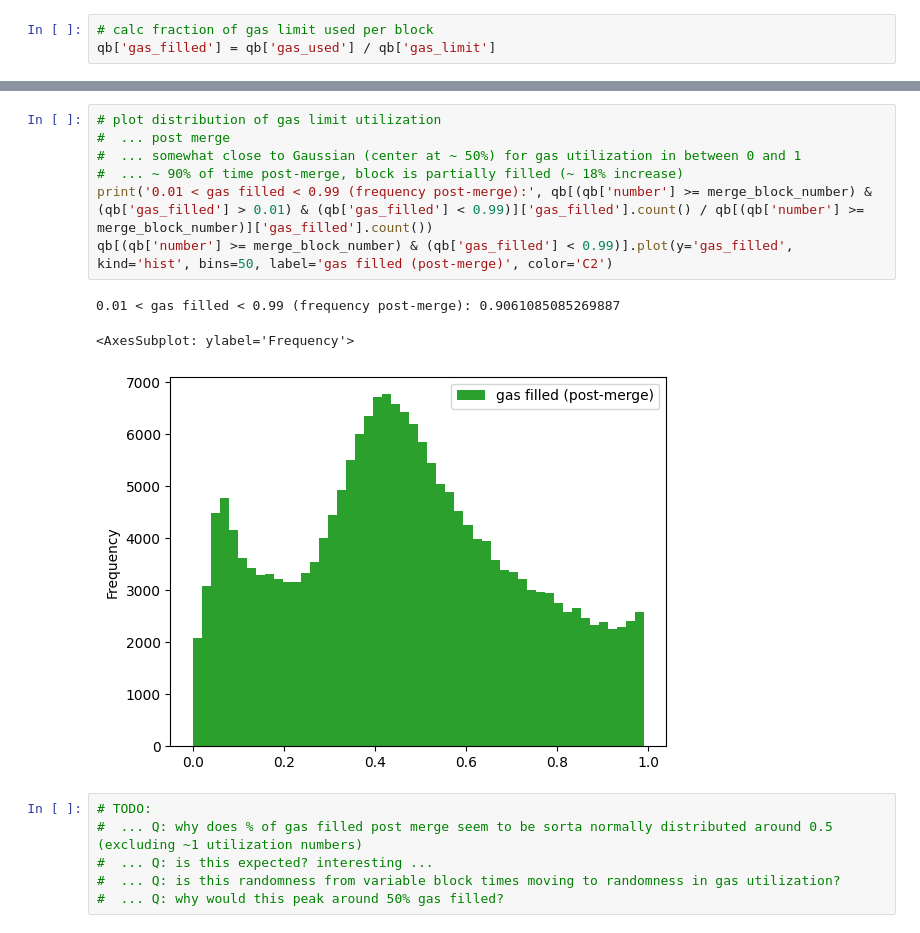
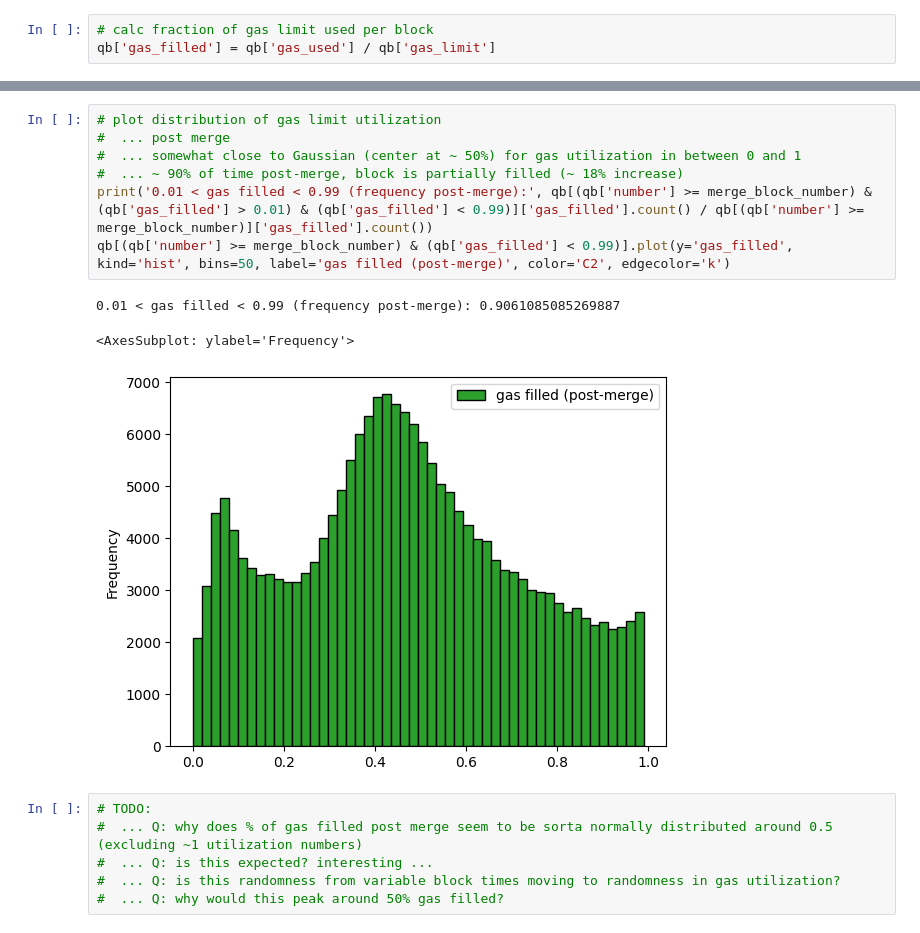
Before and after one commit to fmrmf/merge-challenge, a Jupyter notebook: notebook/blocks.ipynb, the cells around one changed output, grey strips where cells are left out. Cells and saved outputs as stored; diff of their text form.

```diff
--- a/notebook/blocks.ipynb
+++ b/notebook/blocks.ipynb
@@ -385,14 +385,14 @@ gas filled <= 0.01 (frequency post-merge): 0.0065308194678420604
 # %%
 # plot distribution of gas limit utilization
 #  ... post merge
 #  ... somewhat close to Gaussian (center at ~ 50%) for gas utilization in between 0 and 1
 #  ... ~ 90% of time post-merge, block is partially filled (~ 18% increase)
 print('0.01 < gas filled < 0.99 (frequency post-merge):', qb[(qb['number'] >= merge_block_number) & (qb['gas_filled'] > 0.01) & (qb['gas_filled'] < 0.99)]['gas_filled'].count() / qb[(qb['number'] >= merge_block_number)]['gas_filled'].count())
-qb[(qb['number'] >= merge_block_number) & (qb['gas_filled'] < 0.99)].plot(y='gas_filled', kind='hist', bins=50, label='gas filled (post-merge)', color='C2')
+qb[(qb['number'] >= merge_block_number) & (qb['gas_filled'] < 0.99)].plot(y='gas_filled', kind='hist', bins=50, label='gas filled (post-merge)', color='C2', edgecolor='k')
 # %% [output]
 0.01 < gas filled < 0.99 (frequency post-merge): 0.9061085085269887
 <AxesSubplot: ylabel='Frequency'>
-[figure, old version]
+[figure, new version]
 # %%
 # TODO:
 #  ... Q: why does % of gas filled post merge seem to be sorta normally distributed around 0.5 (excluding ~1 utilization numbers)
```
Also changed, not shown: parts of 14 cells of this notebook, 1 other file.
